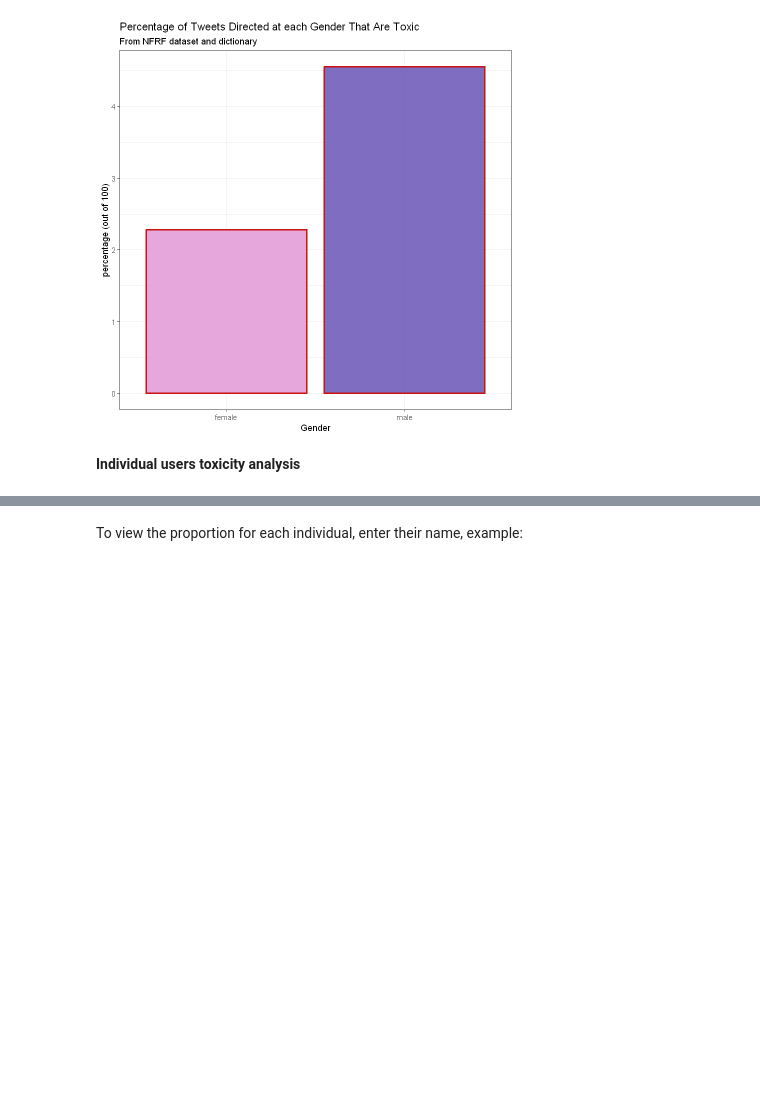
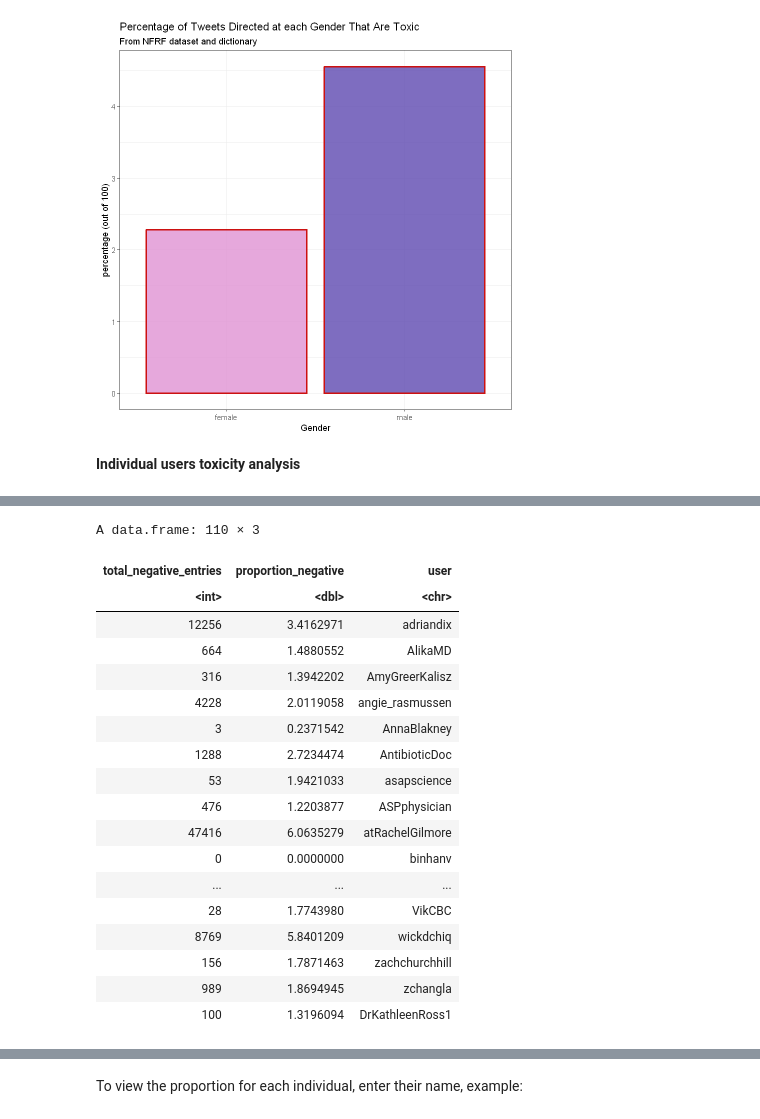
Before and after one commit to Irene-Berezin/tweets, a Jupyter notebook: NFRF_analysis.ipynb, the cells around one changed output, grey strips where cells are left out. Cells and saved outputs as stored; diff of their text form; code cells hidden in the pictures; blank space fills up the shorter version.

```diff
--- a/NFRF_analysis.ipynb
+++ b/NFRF_analysis.ipynb
@@ -346,7 +398,7 @@ transform_data <- function(df) {
 
   df <- df %>% #getting the proportion of harrassment tweets relative to the entire df, for each df
     mutate(proportion_negative = negative_entries / total_entries*100)|>
-    select(proportion_negative)|>
+    select(proportion_negative, negative_entries)|>
     head(1)|>
     as.list()
 
@@ -384,0 +440,77 @@ list2env(transformed_list, envir = .GlobalEnv)
+# %%
+pattern <- paste(terms, collapse = "|")
+
+# Function that finds harassment terms and calculates proportion and total negative entries
+transform_data <- function(df) {
+  total_entries <- nrow(df) # getting total n of entries in each df in order to calculate proportion
+
+  # Selecting the text column and create the 'negative' column: value of 0 if does not contain an entry in the list of terms, value of 1 if it does.
+  df <- df %>%
+    select(text) %>%
+    mutate(negative = as.integer(grepl(pattern, text, ignore.case = TRUE)))
+
+  negative_entries <- nrow(df |> filter(negative == 1))
+
+  # Create a dataframe with the proportion and total negative entries
+  result_df <- data.frame(
+    total_negative_entries = negative_entries,
+    proportion_negative = negative_entries / total_entries * 100
+  )
+
+  return(result_df)
+}
+
+# Applying function defined above using lapply
+transformed_list <- lapply(df_list, transform_data)
+
+# Converting the names of each dataset from integer values back to the original names using list2env
+names(transformed_list) <- c("adriandix", "AlikaMD", "AmyGreerKalisz", "angie_rasmussen", "AnnaBlakney",
+                             "AntibioticDoc", "asapscience", "ASPphysician", "atRachelGilmore", "binhanv",
+                             "BirinderNarang", "blackdocscanada", "BogochIsaac", "bornk", "carlyweeks",
+                             "CaulfieldTim", "CDCofBC", "cdube_sante", "cfpcceo", "ChiefSciCan", "cmcovidtf",
+                             "CMOH_Alberta", "CMOH_NL", "conquercovid19", "COVID_19_Canada", "COVIDSciOntario",
+                             "CPHO_Canada", "ctouzin", "CTV_AvisFavaro", "DeNovo_Fatima", "deonandan", "drfisman",
+                             "Dr_ChrisSimpson", "drgigiosler", "DrKaliBarrett", "drmwarner", "drsusanshaw",
+                             "DrVivianS", "egpayne", "epdevilla", "ErnieHudsonPEI", "everetthindley", "First10EM",
+                             "GermHunterMD", "glenpyle", "heysciencesam", "hgagneTVA", "IDEpiPhD", "imgrund",
+                             "iPreetBrar", "IrfanDhalla", "j_mcelroy", "jasonfherring", "jfrketich", "jkwan_md",
+                             "Johnrockdoc", "JuliaWongCBC", "juliegreenMLA", "Justin_Ling", "jyangstar", "KashPrime",
+                             "KatharineSmart", "Kevin_Parent", "KindrachuckJason", "KrishanaSankar", "kwadwo777",
+                             "LaurenPelley", "LisaBarrettID", "McGillOSS", "MerrimanPaul", "MichaelSchwandt",
+                             "MLAStefanson", "moirawyton", "moriartylabs", "MPaiMD", "NaheedD", "NathanStall",
+                             "NightShiftMD", "NoLore", "OttawaHealth", "paimadhu", "PattyHajdu", "picardonhealth",
+                             "RicharLisa", "roussin_brent", "sabaeitizaz", "sabiVM", "SammyG_MD", "sarperotto",
+                             "SciChefCan", "sciencemonkeyca", "ScienceUpFirst", "sdbaral", "shandro", "SharkawyMD",
+                             "shazmamithani", "ShephardDorothy", "srinmurthy99", "SteiniBrown", "theresaboyle",
+                             "thisisourshotca", "TorontoIDDOC", "UbakaOgbogu", "VaxHuntersCan", "VeraEtches",
+                             "VikCBC", "wickdchiq", "zachchurchhill", "zchangla", "DrKathleenRoss1")
+
+# Creating a single dataframe with results for all users
+results_df <- do.call(rbind, lapply(names(transformed_list), function(name) {
+  df <- transformed_list[[name]]
+  df$user <- name
+  df
+}))
+
+# Display the final dataframe
+results_df
+# %% [output]
+A data.frame: 110 × 3
+| total_negative_entries | proportion_negative | user |
+| <int> | <dbl> | <chr> |
+| 12256 | 3.4162971 | adriandix |
+| 664 | 1.4880552 | AlikaMD |
+| 316 | 1.3942202 | AmyGreerKalisz |
+| 4228 | 2.0119058 | angie_rasmussen |
+| 3 | 0.2371542 | AnnaBlakney |
+| 1288 | 2.7234474 | AntibioticDoc |
+| 53 | 1.9421033 | asapscience |
+| 476 | 1.2203877 | ASPphysician |
+| 47416 | 6.0635279 | atRachelGilmore |
+| 0 | 0.0000000 | binhanv |
+| ... | ... | ... |
+| 28 | 1.7743980 | VikCBC |
+| 8769 | 5.8401209 | wickdchiq |
+| 156 | 1.7871463 | zachchurchhill |
+| 989 | 1.8694945 | zchangla |
+| 100 | 1.3196094 | DrKathleenRoss1 |
```
Also changed, not shown: parts of 17 cells of this notebook, 11 other files.
